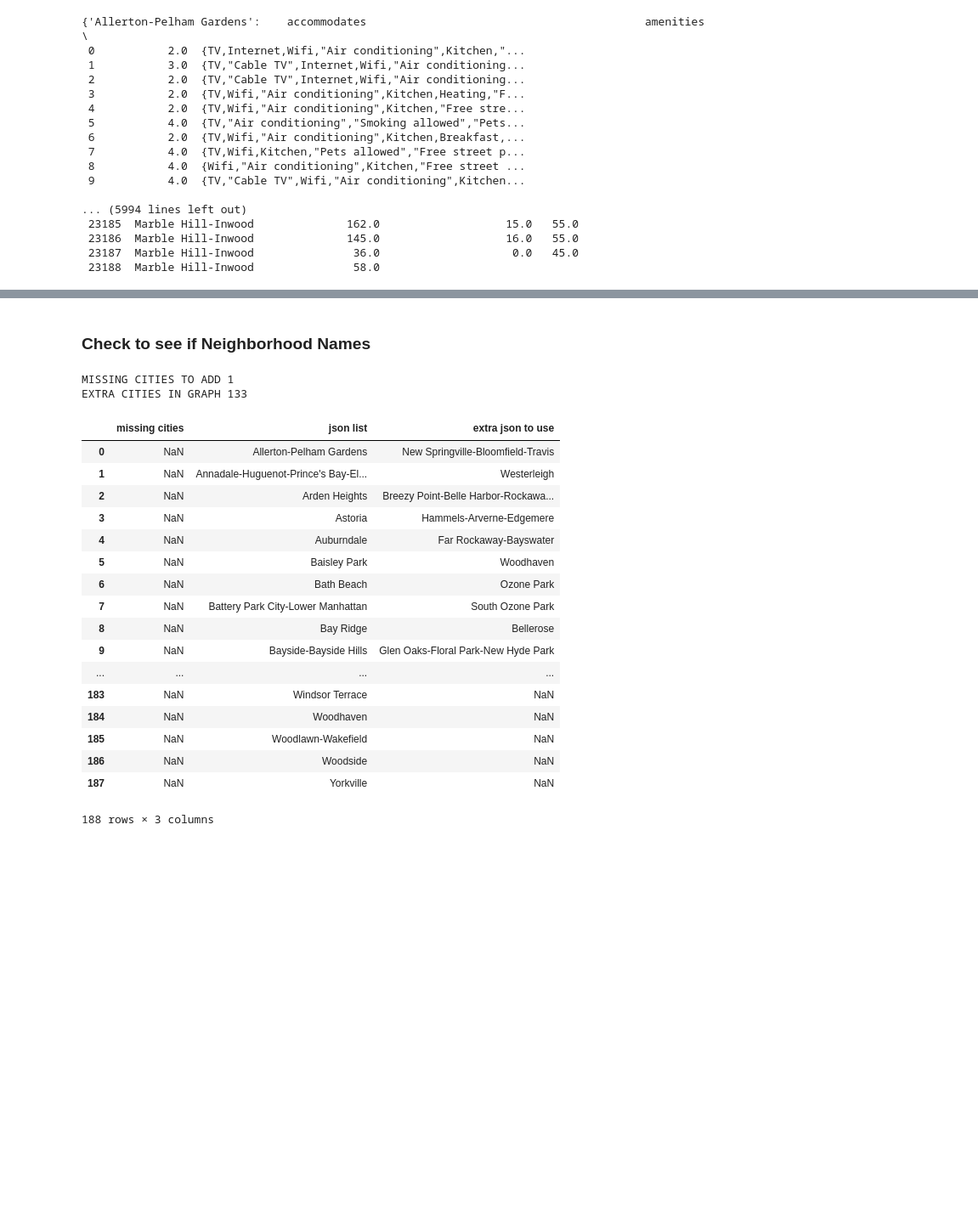
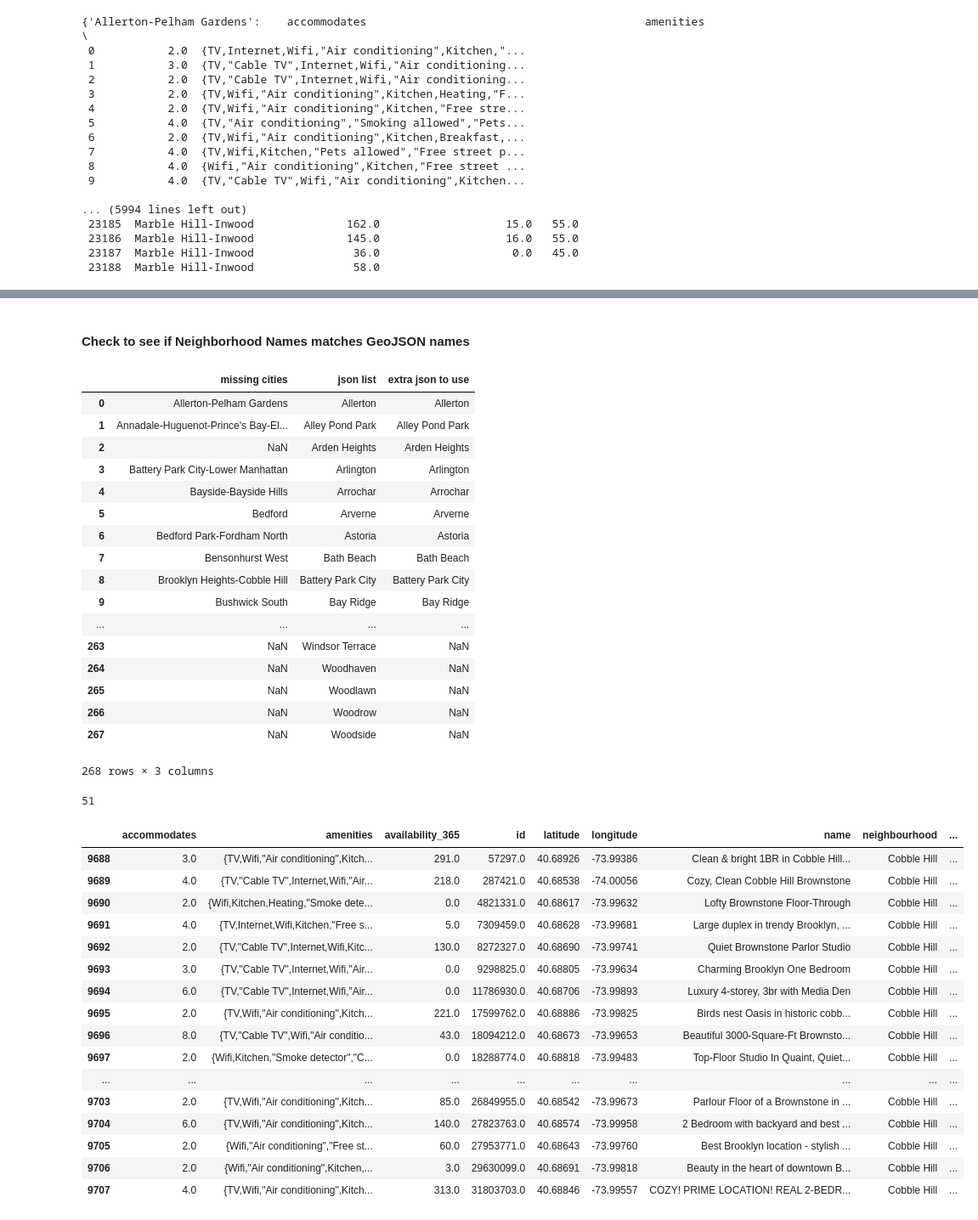
Before and after one commit to christinemazur/project1, a Jupyter notebook: NYCGraphs.ipynb, the cells around one changed output, grey strips where cells are left out. Shown at 85% size. Saved outputs shown, nothing was run; the diff lists cells and outputs as text; code cells hidden in the pictures; blank space fills up the shorter version.

```diff
--- a/NYCGraphs.ipynb
+++ b/NYCGraphs.ipynb
@@ -90,5 +107,5 @@ len(neighborhood_json_list)
 # %% [markdown]
-### Check to see if Neighborhood Names
+#### Check to see if Neighborhood Names matches GeoJSON names
 # %%
 # DATA MUNGING TO FIX CITY MAP
 final_city_list
@@ -105,40 +122,36 @@ for city in neighborhood_json_list:
     if city not in final_city_list:
         extra_json_cities.append(city)
 
-print('MISSING CITIES TO ADD', len(missing_cities))
-print('EXTRA CITIES IN GRAPH', len(extra_json_cities))
-missing_cities
-
-
 
 #ALPHABETIZE Lists
 neighborhood_json_list.sort()
-missing_cities.sort()
-
-
+#missing_cities.sort()
 
 checker_df = pd.DataFrame({'missing cities': pd.Series(missing_cities),
               'json list': pd.Series(neighborhood_json_list),
              'extra json to use': pd.Series(extra_json_cities)})
+
 checker_df
 # %% [output]
+|  | missing cities | json list | extra json to use |
+| 0 | Allerton-Pelham Gardens | Allerton | Allerton |
+| 1 | Annadale-Huguenot-Prince's Bay-El... | Alley Pond Park | Alley Pond Park |
+| 2 | NaN | Arden Heights | Arden Heights |
+| 3 | Battery Park City-Lower Manhattan | Arlington | Arlington |
+| 4 | Bayside-Bayside Hills | Arrochar | Arrochar |
+| 5 | Bedford | Arverne | Arverne |
+| 6 | Bedford Park-Fordham North | Astoria | Astoria |
+| 7 | Bensonhurst West | Bath Beach | Bath Beach |
+| 8 | Brooklyn Heights-Cobble Hill | Battery Park City | Battery Park City |
+| 9 | Bushwick South | Bay Ridge | Bay Ridge |
+| ... | ... | ... | ... |
+| 263 | NaN | Windsor Terrace | NaN |
+| 264 | NaN | Woodhaven | NaN |
+| 265 | NaN | Woodlawn | NaN |
+| 266 | NaN | Woodrow | NaN |
+| 267 | NaN | Woodside | NaN |
-MISSING CITIES TO ADD 1
-EXTRA CITIES IN GRAPH 133
+268 rows × 3 columns
-|  | missing cities | json list | extra json to use |
-| 0 | NaN | Allerton-Pelham Gardens | New Springville-Bloomfield-Travis |
-| 1 | NaN | Annadale-Huguenot-Prince's Bay-El... | Westerleigh |
-| 2 | NaN | Arden Heights | Breezy Point-Belle Harbor-Rockawa... |
-| 3 | NaN | Astoria | Hammels-Arverne-Edgemere |
-| 4 | NaN | Auburndale | Far Rockaway-Bayswater |
-| 5 | NaN | Baisley Park | Woodhaven |
-| 6 | NaN | Bath Beach | Ozone Park |
-| 7 | NaN | Battery Park City-Lower Manhattan | South Ozone Park |
-| 8 | NaN | Bay Ridge | Bellerose |
-| 9 | NaN | Bayside-Bayside Hills | Glen Oaks-Floral Park-New Hyde Park |
-| ... | ... | ... | ... |
-| 183 | NaN | Windsor Terrace | NaN |
-| 184 | NaN | Woodhaven | NaN |
-| 185 | NaN | Woodlawn-Wakefield | NaN |
-| 186 | NaN | Woodside | NaN |
-| 187 | NaN | Yorkville | NaN |
-188 rows × 3 columns
+# %%
+print(neighborhood_json_list.index("Cobble Hill"))
+# %% [output]
+51
@@ -144,0 +176,22 @@ EXTRA CITIES IN GRAPH 133
+# %%
+checker = copy["Brooklyn Heights-Cobble Hill"]
+add_df = checker[checker['neighbourhood'] == 'Cobble Hill']
+add_df
+# %% [output]
+|  | accommodates | amenities | availability_365 | id | latitude | longitude | name | neighbourhood | ... |
+| 9688 | 3.0 | {TV,Wifi,"Air conditioning",Kitch... | 291.0 | 57297.0 | 40.68926 | -73.99386 | Clean & bright 1BR in Cobble Hill... | Cobble Hill | ... |
+| 9689 | 4.0 | {TV,"Cable TV",Internet,Wifi,"Air... | 218.0 | 287421.0 | 40.68538 | -74.00056 | Cozy, Clean Cobble Hill Brownstone | Cobble Hill | ... |
+| 9690 | 2.0 | {Wifi,Kitchen,Heating,"Smoke dete... | 0.0 | 4821331.0 | 40.68617 | -73.99632 | Lofty Brownstone Floor-Through | Cobble Hill | ... |
+| 9691 | 4.0 | {TV,Internet,Wifi,Kitchen,"Free s... | 5.0 | 7309459.0 | 40.68628 | -73.99681 | Large duplex in trendy Brooklyn, ... | Cobble Hill | ... |
+| 9692 | 2.0 | {TV,"Cable TV",Internet,Wifi,Kitc... | 130.0 | 8272327.0 | 40.68690 | -73.99741 | Quiet Brownstone Parlor Studio | Cobble Hill | ... |
+| 9693 | 3.0 | {TV,"Cable TV",Internet,Wifi,"Air... | 0.0 | 9298825.0 | 40.68805 | -73.99634 | Charming Brooklyn One Bedroom | Cobble Hill | ... |
+| 9694 | 6.0 | {TV,"Cable TV",Internet,Wifi,"Air... | 0.0 | 11786930.0 | 40.68706 | -73.99893 | Luxury 4-storey, 3br with Media Den | Cobble Hill | ... |
+| 9695 | 2.0 | {TV,Wifi,"Air conditioning",Kitch... | 221.0 | 17599762.0 | 40.68886 | -73.99825 | Birds nest Oasis in historic cobb... | Cobble Hill | ... |
+| 9696 | 8.0 | {TV,"Cable TV",Wifi,"Air conditio... | 43.0 | 18094212.0 | 40.68673 | -73.99653 | Beautiful 3000-Square-Ft Brownsto... | Cobble Hill | ... |
+| 9697 | 2.0 | {Wifi,Kitchen,"Smoke detector","C... | 0.0 | 18288774.0 | 40.68818 | -73.99483 | Top-Floor Studio In Quaint, Quiet... | Cobble Hill | ... |
+| ... | ... | ... | ... | ... | ... | ... | ... | ... | ... |
+| 9703 | 2.0 | {TV,Wifi,"Air conditioning",Kitch... | 85.0 | 26849955.0 | 40.68542 | -73.99673 | Parlour Floor of a Brownstone in ... | Cobble Hill | ... |
+| 9704 | 6.0 | {TV,Wifi,"Air conditioning",Kitch... | 140.0 | 27823763.0 | 40.68574 | -73.99958 | 2 Bedroom with backyard and best ... | Cobble Hill | ... |
+| 9705 | 2.0 | {Wifi,"Air conditioning","Free st... | 60.0 | 27953771.0 | 40.68643 | -73.99760 | Best Brooklyn location - stylish ... | Cobble Hill | ... |
+| 9706 | 2.0 | {Wifi,"Air conditioning",Kitchen,... | 3.0 | 29630099.0 | 40.68691 | -73.99818 | Beauty in the heart of downtown B... | Cobble Hill | ... |
+| 9707 | 4.0 | {TV,Wifi,"Air conditioning",Kitch... | 313.0 | 31803703.0 | 40.68846 | -73.99557 | COZY! PRIME LOCATION! REAL 2-BEDR... | Cobble Hill | ... |
```
Also changed, not shown: parts of 11 cells of this notebook.
